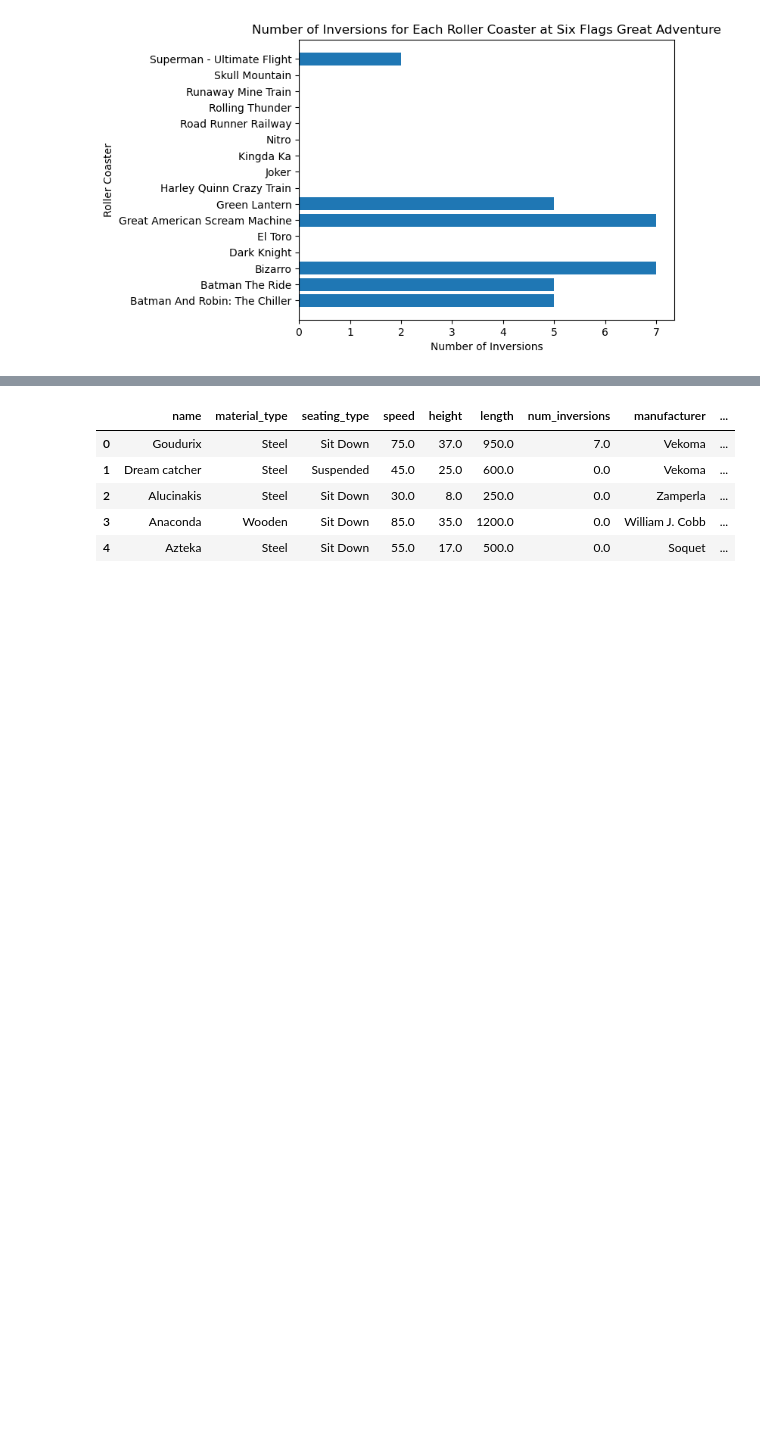
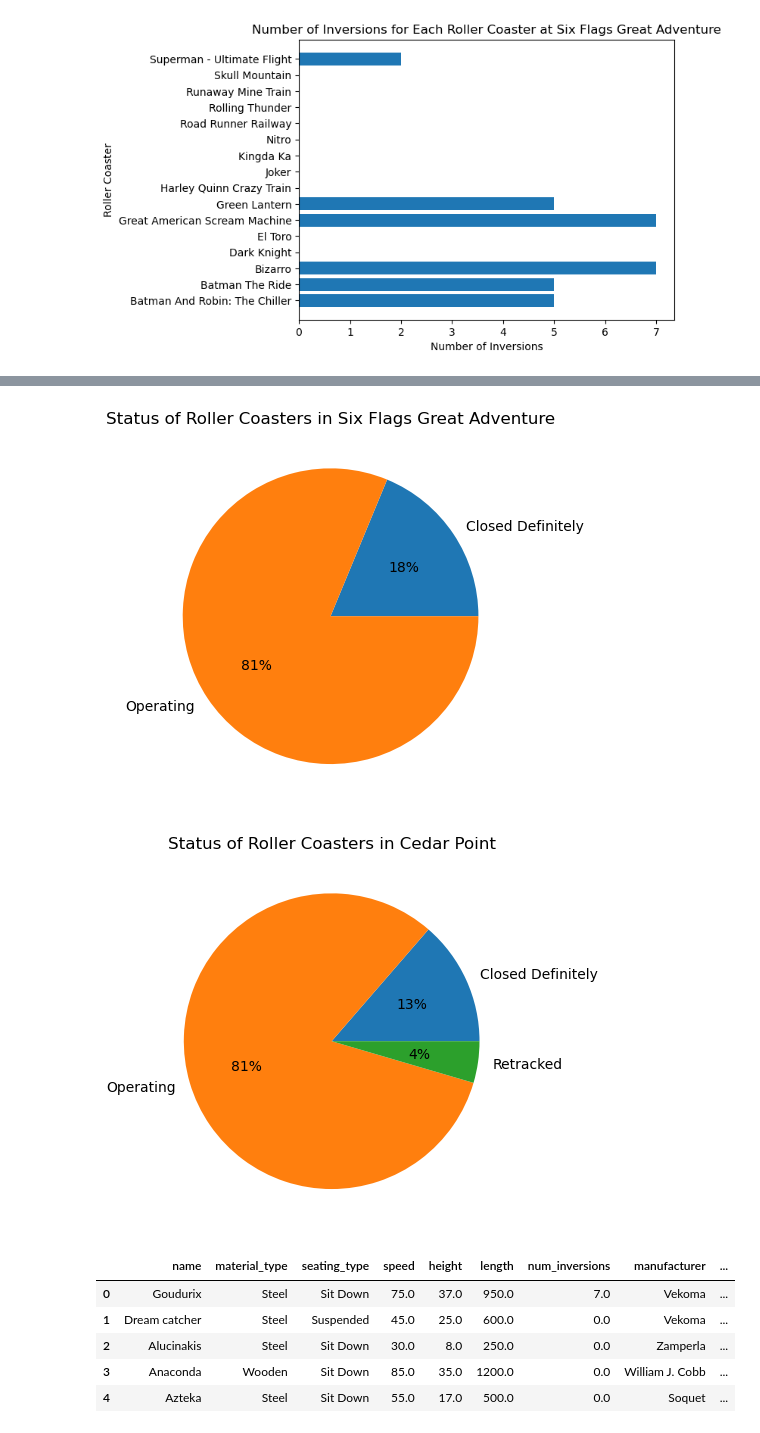
Before and after one commit to thejjserg/roller-coaster, a Jupyter notebook: Roller Coaster.ipynb, the cells around one changed output, grey strips where cells are left out. Cells and saved outputs as stored; diff of their text form; code cells hidden in the pictures; blank space fills up the shorter version.

```diff
--- a/Roller Coaster.ipynb
+++ b/Roller Coaster.ipynb
@@ -256,3 +261,37 @@ plot_num_inversions(roller_coasters, "Six Flags Great Adventure")
+# %%
+# Create a function to plot a pie chart of status.operating
+def pie_status(dataframe, amusement_park):
+    # Create a new DataFrame to find all roller coasters in the specified park
+    park_coasters = dataframe[dataframe["park"] == amusement_park]
+    park_coasters = park_coasters.sort_values('name', ascending=True) # Sort the DataFrame in ABC order
+
+    # Create a DataFrame of the Counts of `status`
+    status = park_coasters.groupby("status")["name"].count().reset_index()
+
+    # Create Labels for the Categories
+    categories = status["status"]
+    pie_sections = []
+    for category in categories:
+        split_word = category.split(".")[1:]
+        split_word = " ".join(split_word)
+        pie_sections.append(split_word.title())
+
+    # Create a Pie Chart
+    plt.pie(status["name"], labels = pie_sections,
+           autopct = "%d%%")
+
+    # Create Labels for the Plot
+    plt.title("Status of Roller Coasters in " + amusement_park)
+
+    # Show the Plot
+    plt.show()
+
+# Create pie chart of roller coasters
+pie_status(roller_coasters, "Six Flags Great Adventure")
+pie_status(roller_coasters, "Cedar Point")
+# %% [output]
+[figure, added]
+[figure, added]
 # %%
 roller_coasters.head()
 # %% [output]
```
Also changed, not shown: parts of 4 cells of this notebook.
